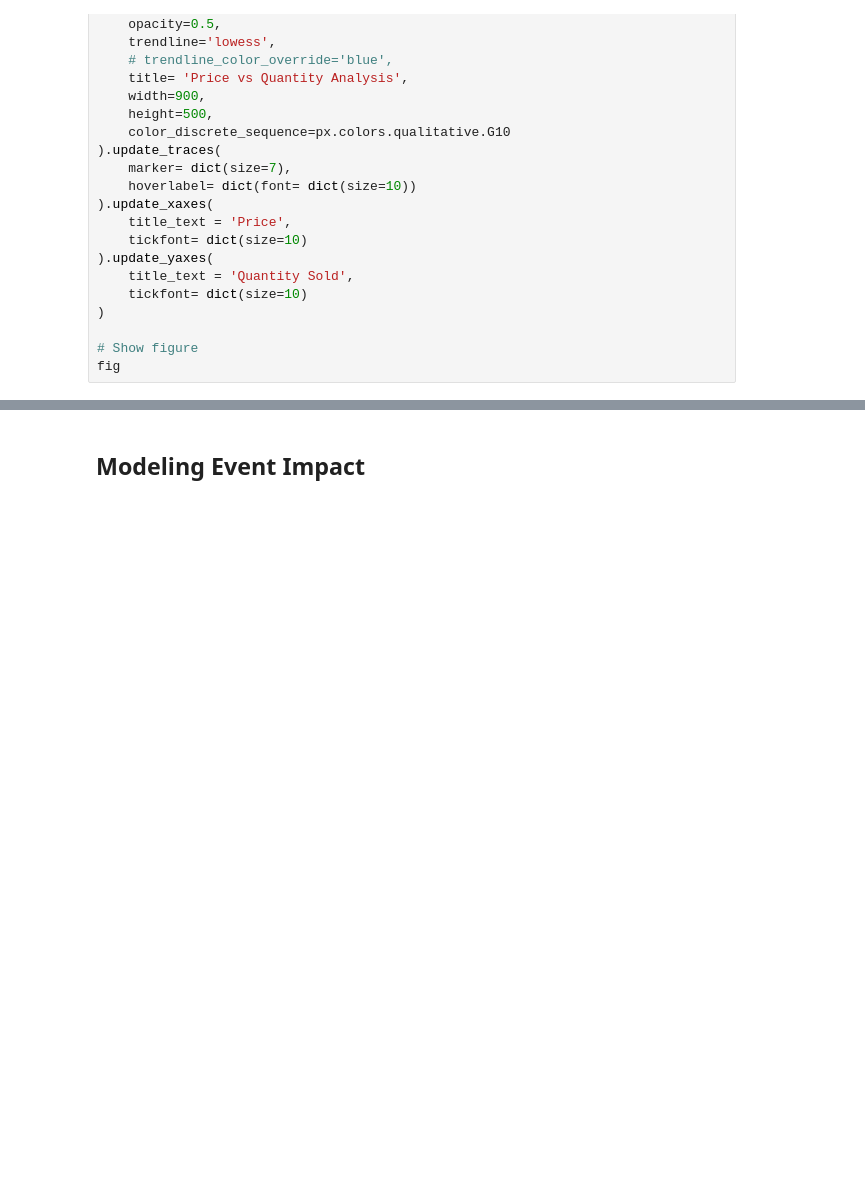
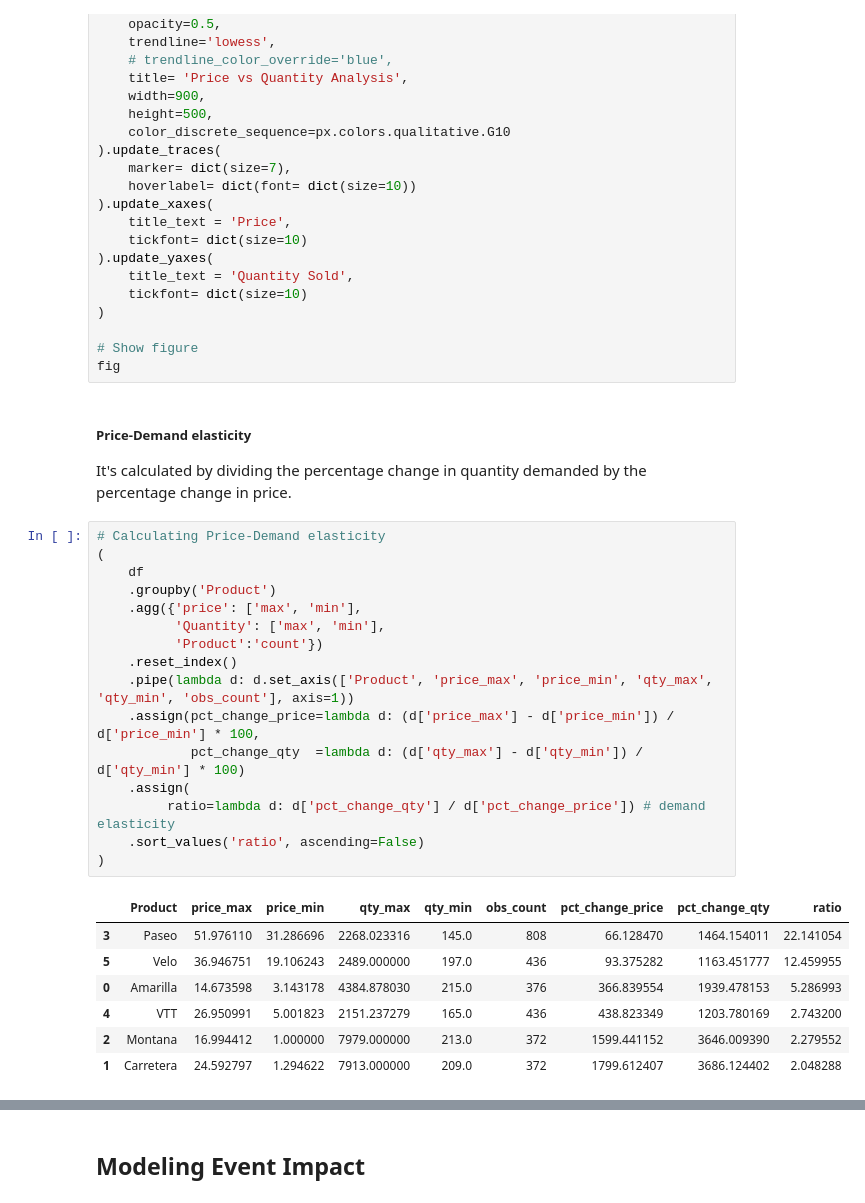
Before and after one commit to gurezende/Price_Optimization, a Jupyter notebook: scritps/pricing_analysis.ipynb, the cells around one changed output, grey strips where cells are left out. Cells and saved outputs as stored; diff of their text form; blank space fills up the shorter version.

```diff
--- a/scritps/pricing_analysis.ipynb
+++ b/scritps/pricing_analysis.ipynb
@@ -105,6 +106,33 @@ fig = px.scatter(
 
 # Show figure
 fig
+# %% [markdown]
+##### Price-Demand elasticity
+It's calculated by dividing the percentage change in quantity demanded by the percentage change in price.
+# %%
+# Calculating Price-Demand elasticity
+(
+    df
+    .groupby('Product')
+    .agg({'price': ['max', 'min'],
+          'Quantity': ['max', 'min'],
+          'Product':'count'})
+    .reset_index()
+    .pipe(lambda d: d.set_axis(['Product', 'price_max', 'price_min', 'qty_max', 'qty_min', 'obs_count'], axis=1))
+    .assign(pct_change_price=lambda d: (d['price_max'] - d['price_min']) / d['price_min'] * 100,
+            pct_change_qty  =lambda d: (d['qty_max'] - d['qty_min']) / d['qty_min'] * 100)
+    .assign(
+         ratio=lambda d: d['pct_change_qty'] / d['pct_change_price']) # demand elasticity
+    .sort_values('ratio', ascending=False)
+)
+# %% [output]
+|  | Product | price_max | price_min | qty_max | qty_min | obs_count | pct_change_price | pct_change_qty | ratio |
+| 3 | Paseo | 51.976110 | 31.286696 | 2268.023316 | 145.0 | 808 | 66.128470 | 1464.154011 | 22.141054 |
+| 5 | Velo | 36.946751 | 19.106243 | 2489.000000 | 197.0 | 436 | 93.375282 | 1163.451777 | 12.459955 |
+| 0 | Amarilla | 14.673598 | 3.143178 | 4384.878030 | 215.0 | 376 | 366.839554 | 1939.478153 | 5.286993 |
+| 4 | VTT | 26.950991 | 5.001823 | 2151.237279 | 165.0 | 436 | 438.823349 | 1203.780169 | 2.743200 |
+| 2 | Montana | 16.994412 | 1.000000 | 7979.000000 | 213.0 | 372 | 1599.441152 | 3646.009390 | 2.279552 |
+| 1 | Carretera | 24.592797 | 1.294622 | 7913.000000 | 209.0 | 372 | 1799.612407 | 3686.124402 | 2.048288 |
 # %%
 # Exploring the relationship between price and units sold conditioned on the Discounts
 fig = px.scatter(
```
Also changed, not shown: parts of 18 cells of this notebook, 1 other file.
